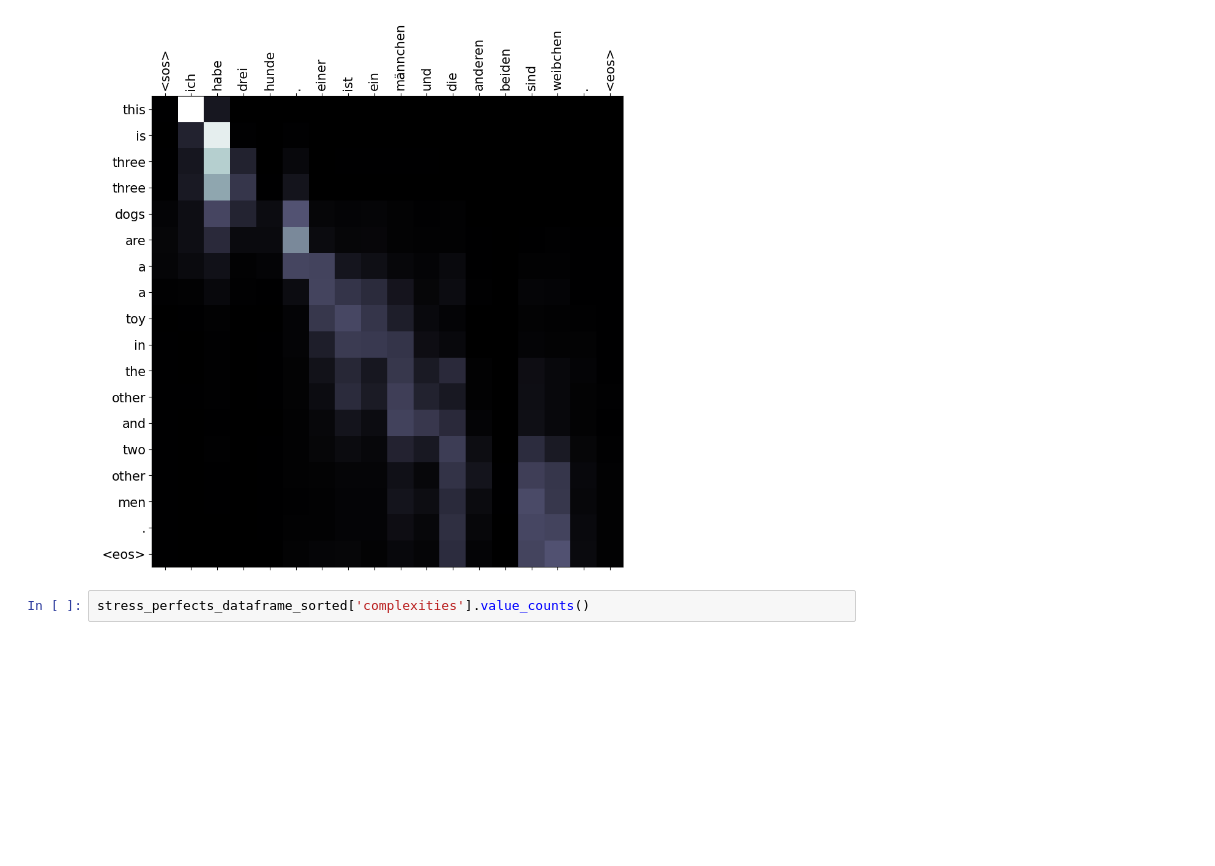
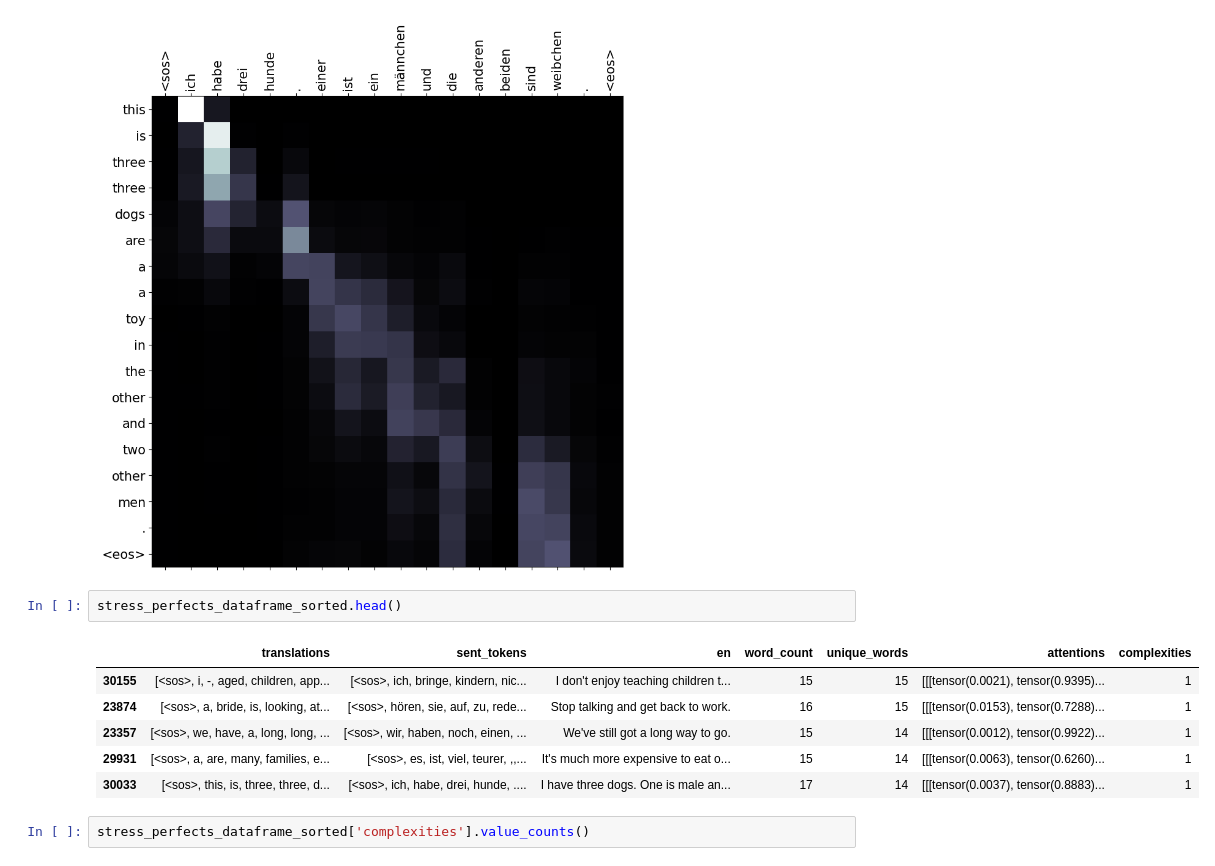
Before and after one commit to PikaSannnnn/TransformerTranslationsLitSurvey, a Jupyter notebook: pytorch-seq2seq/3 - Neural Machine Translation by Jointly Learning to Align and Translate.ipynb, the cells around one changed output. Saved outputs shown, nothing was run; the diff lists cells and outputs as text; blank space fills up the shorter version.

```diff
--- a/pytorch-seq2seq/3 - Neural Machine Translation by Jointly Learning to Align and Translate.ipynb
+++ b/pytorch-seq2seq/3 - Neural Machine Translation by Jointly Learning to Align and Translate.ipynb
@@ -1244,6 +1253,15 @@ DE: <sos> ich habe drei hunde . einer ist ein männchen und die anderen beiden s
 EN: <sos> I have three dogs. One is male and the other two are female. <eos>
 TR: <sos> this is three three dogs are a a toy in the other and two other men . <eos>
 [figure]
+# %%
+stress_perfects_dataframe_sorted.head()
+# %% [output]
+|  | translations | sent_tokens | en | word_count | unique_words | attentions | complexities |
+| 30155 | [<sos>, i, -, aged, children, app... | [<sos>, ich, bringe, kindern, nic... | I don't enjoy teaching children t... | 15 | 15 | [[[tensor(0.0021), tensor(0.9395)... | 1 |
+| 23874 | [<sos>, a, bride, is, looking, at... | [<sos>, hören, sie, auf, zu, rede... | Stop talking and get back to work. | 16 | 15 | [[[tensor(0.0153), tensor(0.7288)... | 1 |
+| 23357 | [<sos>, we, have, a, long, long, ... | [<sos>, wir, haben, noch, einen, ... | We've still got a long way to go. | 15 | 14 | [[[tensor(0.0012), tensor(0.9922)... | 1 |
+| 29931 | [<sos>, a, are, many, families, e... | [<sos>, es, ist, viel, teurer, ,,... | It's much more expensive to eat o... | 15 | 14 | [[[tensor(0.0063), tensor(0.6260)... | 1 |
+| 30033 | [<sos>, this, is, three, three, d... | [<sos>, ich, habe, drei, hunde, .... | I have three dogs. One is male an... | 17 | 14 | [[[tensor(0.0037), tensor(0.8883)... | 1 |
 # %%
 stress_perfects_dataframe_sorted['complexities'].value_counts()
 # %% [output]
```
Also changed, not shown: parts of 1 cell of this notebook.
